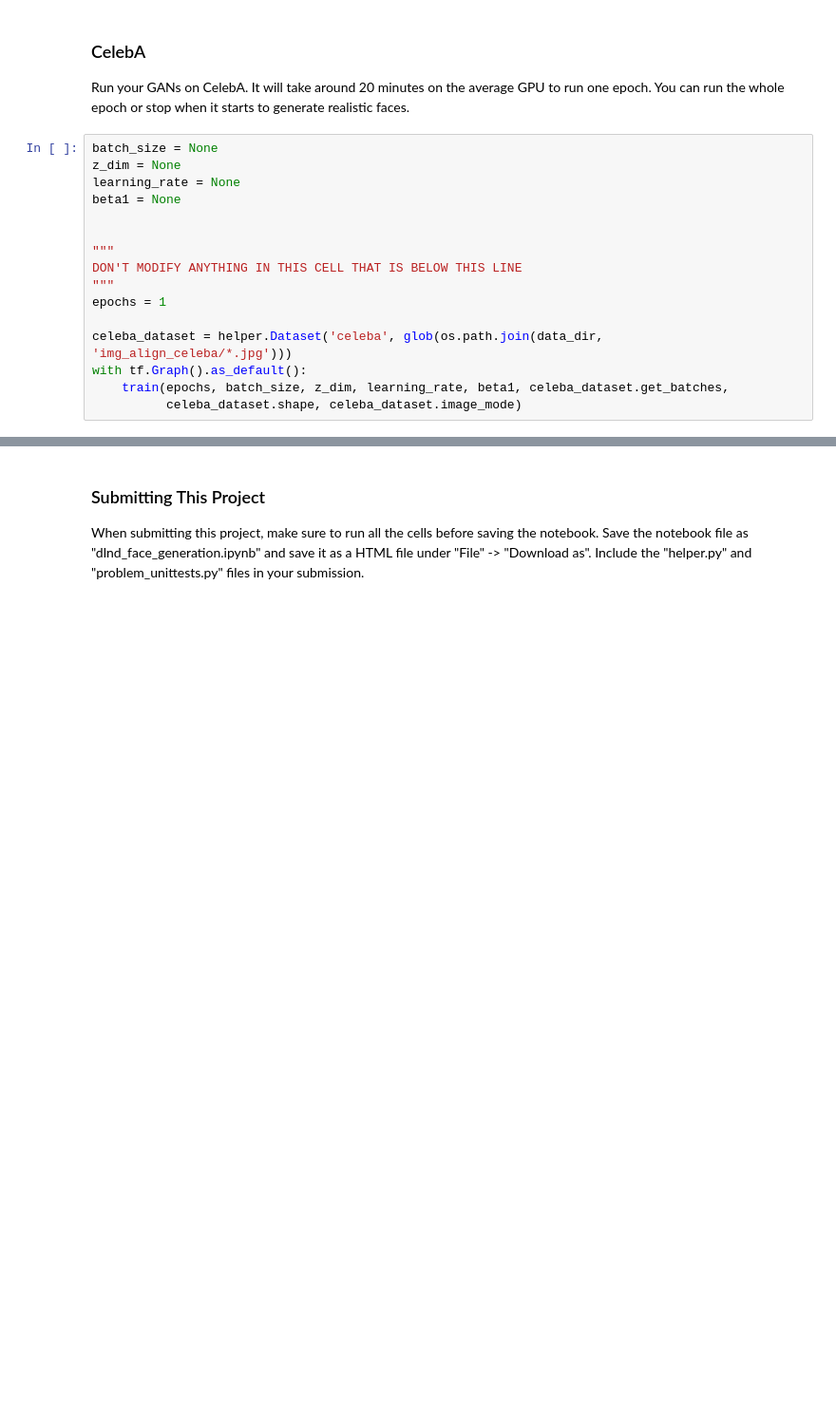
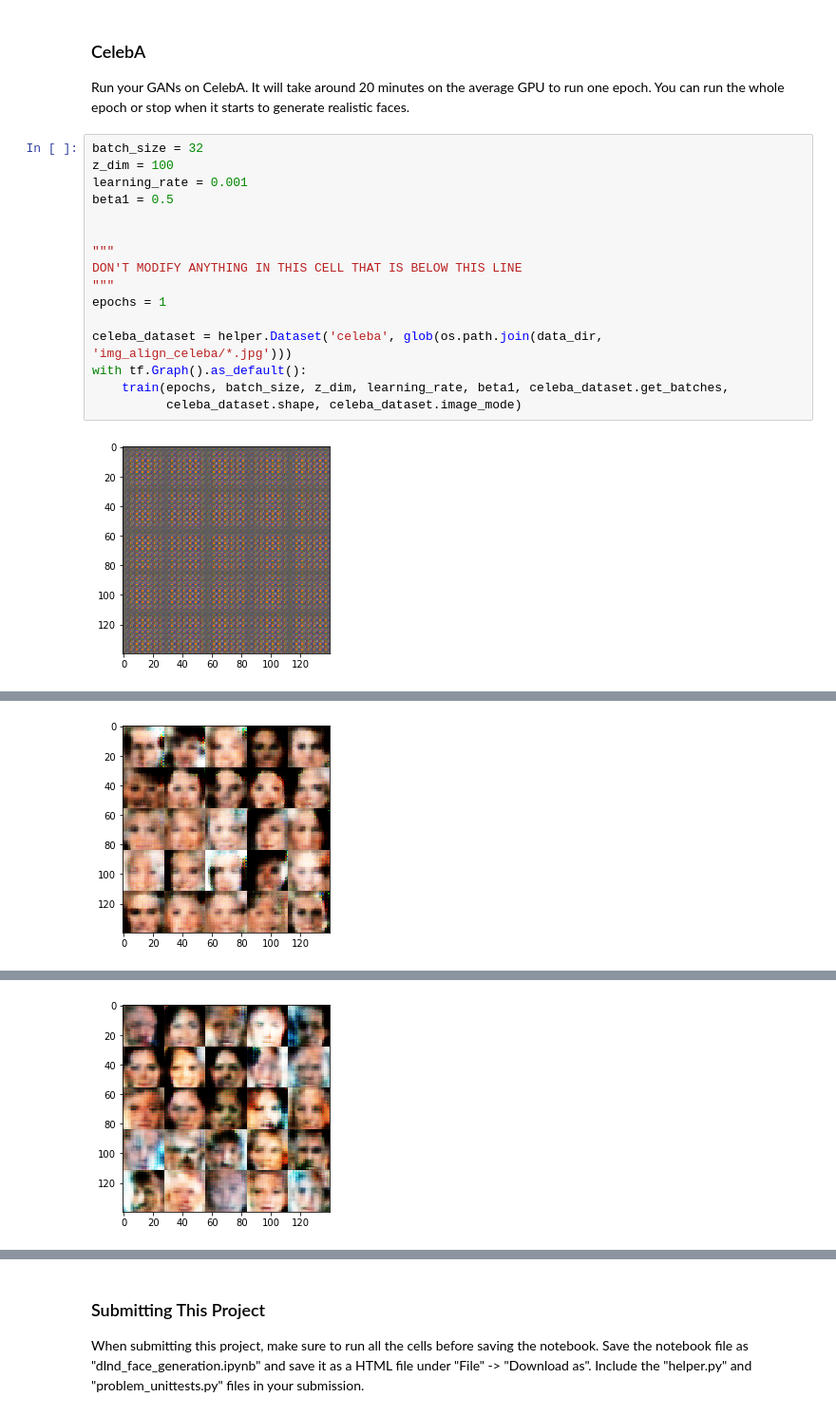
Before and after one commit to salvalcantara/dlnd-project5, a Jupyter notebook: dlnd_face_generation.ipynb, the cells around one changed output, grey strips where cells are left out. Shown at 95% size. Cells and saved outputs as stored; diff of their text form; blank space fills up the shorter version.

```diff
--- a/dlnd_face_generation.ipynb
+++ b/dlnd_face_generation.ipynb
@@ -383,18 +434,20 @@ with tf.Graph().as_default():
 ### CelebA
 Run your GANs on CelebA.  It will take around 20 minutes on the average GPU to run one epoch.  You can run the whole epoch or stop when it starts to generate realistic faces.
 # %%
-batch_size = None
-z_dim = None
-learning_rate = None
-beta1 = None
+batch_size = 32
+z_dim = 100
+learning_rate = 0.001
+beta1 = 0.5
 
 
 """
 DON'T MODIFY ANYTHING IN THIS CELL THAT IS BELOW THIS LINE
 """
 epochs = 1
 
 celeba_dataset = helper.Dataset('celeba', glob(os.path.join(data_dir, 'img_align_celeba/*.jpg')))
 with tf.Graph().as_default():
     train(epochs, batch_size, z_dim, learning_rate, beta1, celeba_dataset.get_batches,
           celeba_dataset.shape, celeba_dataset.image_mode)
+# %% [output]
+[figure, added]
@@ -400,0 +459 @@ with tf.Graph().as_default():
+[figure, added]
@@ -400,0 +465 @@ with tf.Graph().as_default():
+[figure, added]
```
Also changed, not shown: parts of 7 cells of this notebook.
